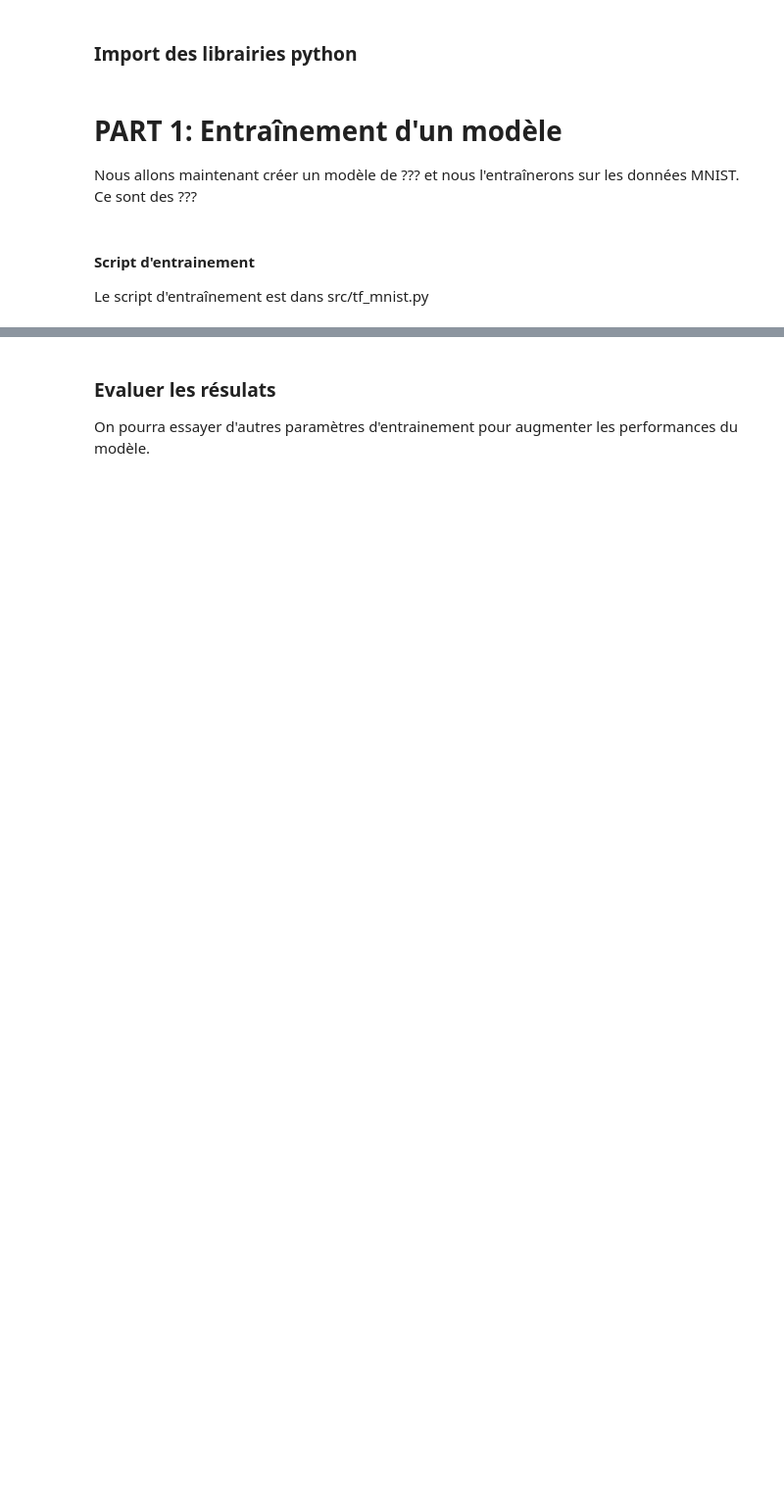
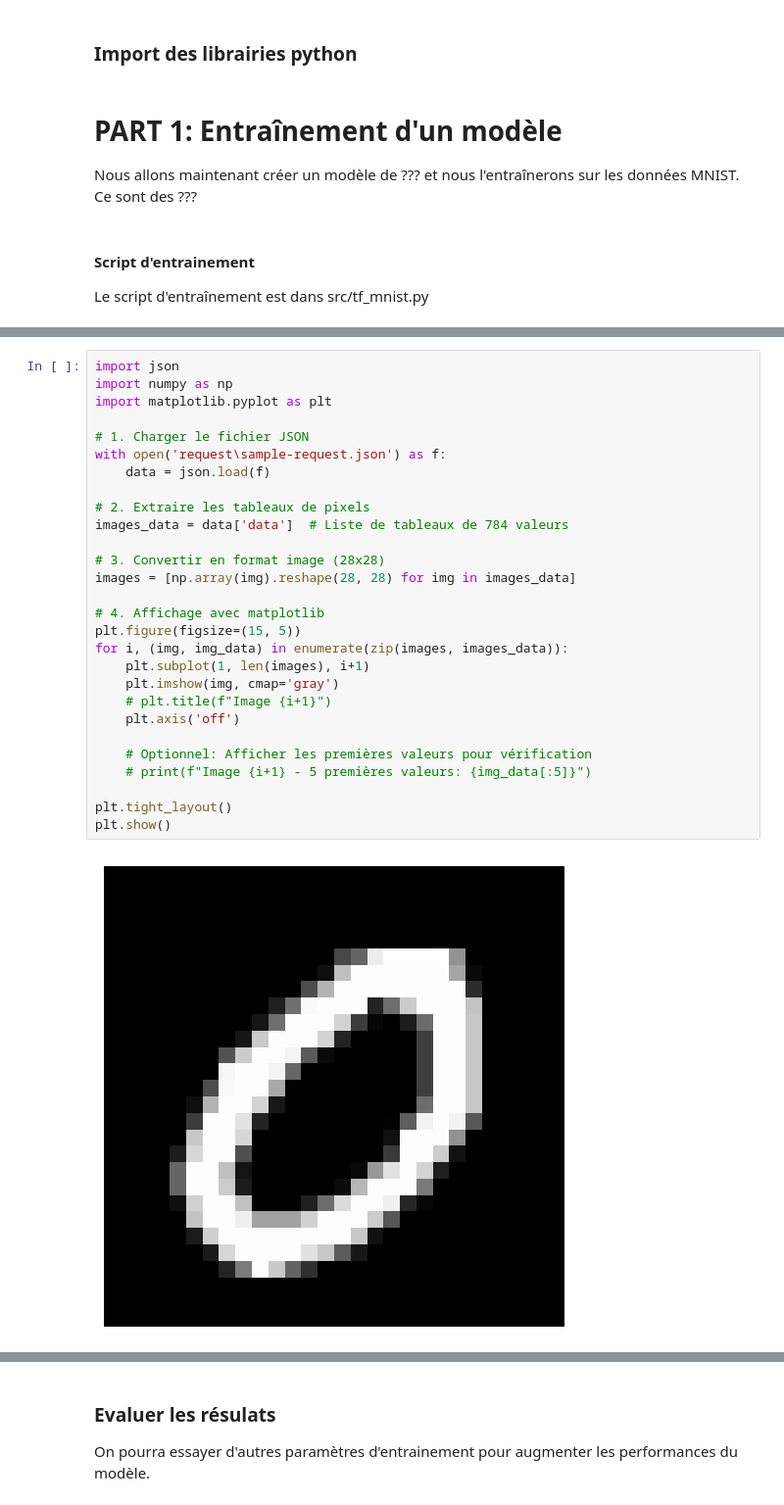
Before and after one commit to plpv/mlops-azure-course, a Jupyter notebook: labs/2_deploy-model_azure/batch_and_streaming_inference-endpoint.ipynb, the cells around one changed output, grey strips where cells are left out. Shown at 98% size. Drawn from its saved outputs; the diff is of its cells as text; blank space fills up the shorter version.

```diff
--- a/labs/2_deploy-model_azure/batch_and_streaming_inference-endpoint.ipynb
+++ b/labs/2_deploy-model_azure/batch_and_streaming_inference-endpoint.ipynb
@@ -404,0 +467,30 @@ for results_file in results_files:
+# %%
+import json
+import numpy as np
+import matplotlib.pyplot as plt
+
+# 1. Charger le fichier JSON
+with open('request\sample-request.json') as f:
+    data = json.load(f)
+
+# 2. Extraire les tableaux de pixels
+images_data = data['data']  # Liste de tableaux de 784 valeurs
+
+# 3. Convertir en format image (28x28)
+images = [np.array(img).reshape(28, 28) for img in images_data]
+
+# 4. Affichage avec matplotlib
+plt.figure(figsize=(15, 5))
+for i, (img, img_data) in enumerate(zip(images, images_data)):
+    plt.subplot(1, len(images), i+1)
+    plt.imshow(img, cmap='gray')
+    # plt.title(f"Image {i+1}")
+    plt.axis('off')
+
+    # Optionnel: Afficher les premières valeurs pour vérification
+    # print(f"Image {i+1} - 5 premières valeurs: {img_data[:5]}")
+
+plt.tight_layout()
+plt.show()
+# %% [output]
+[figure, added]
```
Also changed, not shown: parts of 114 cells of this notebook, 14 other files.
